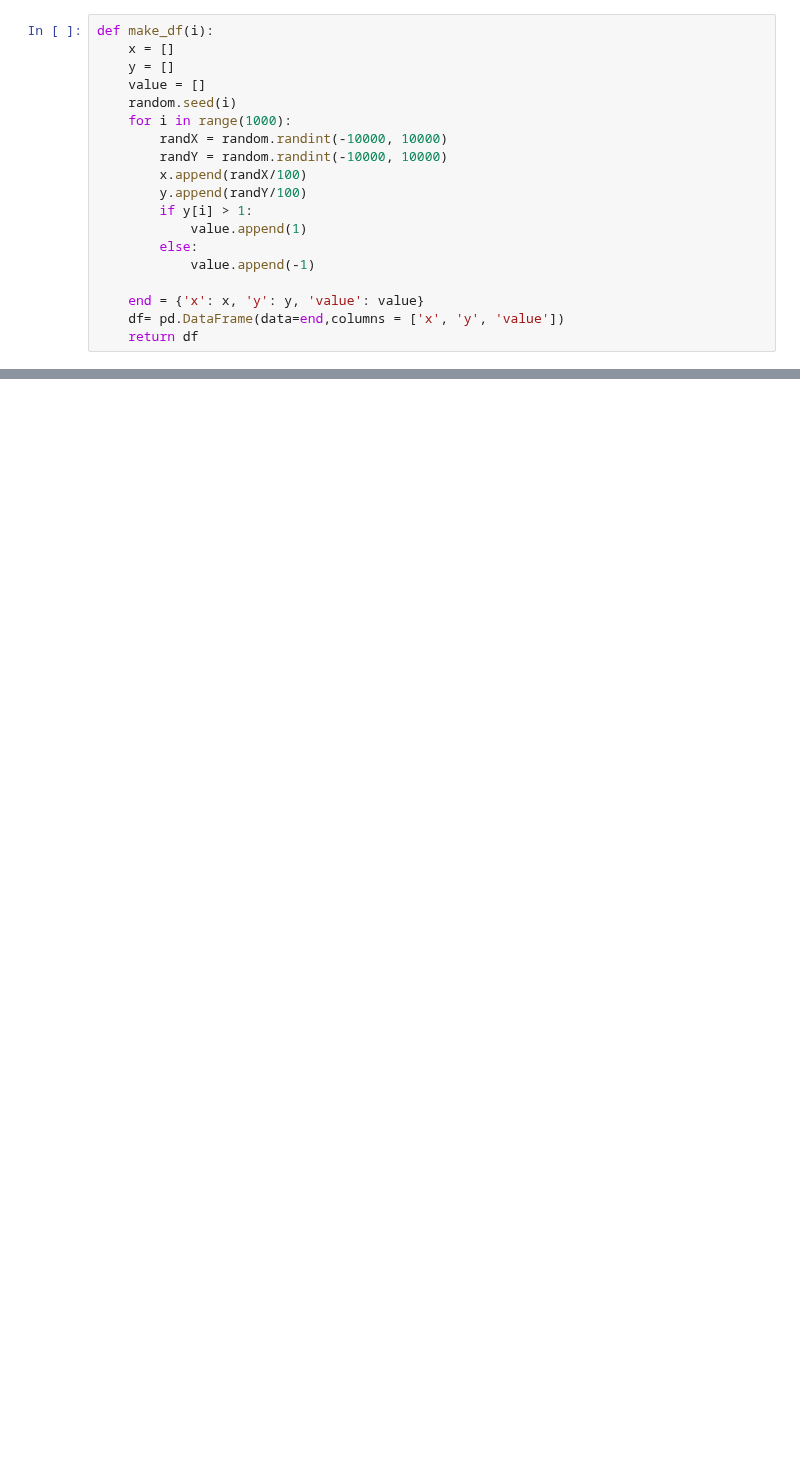
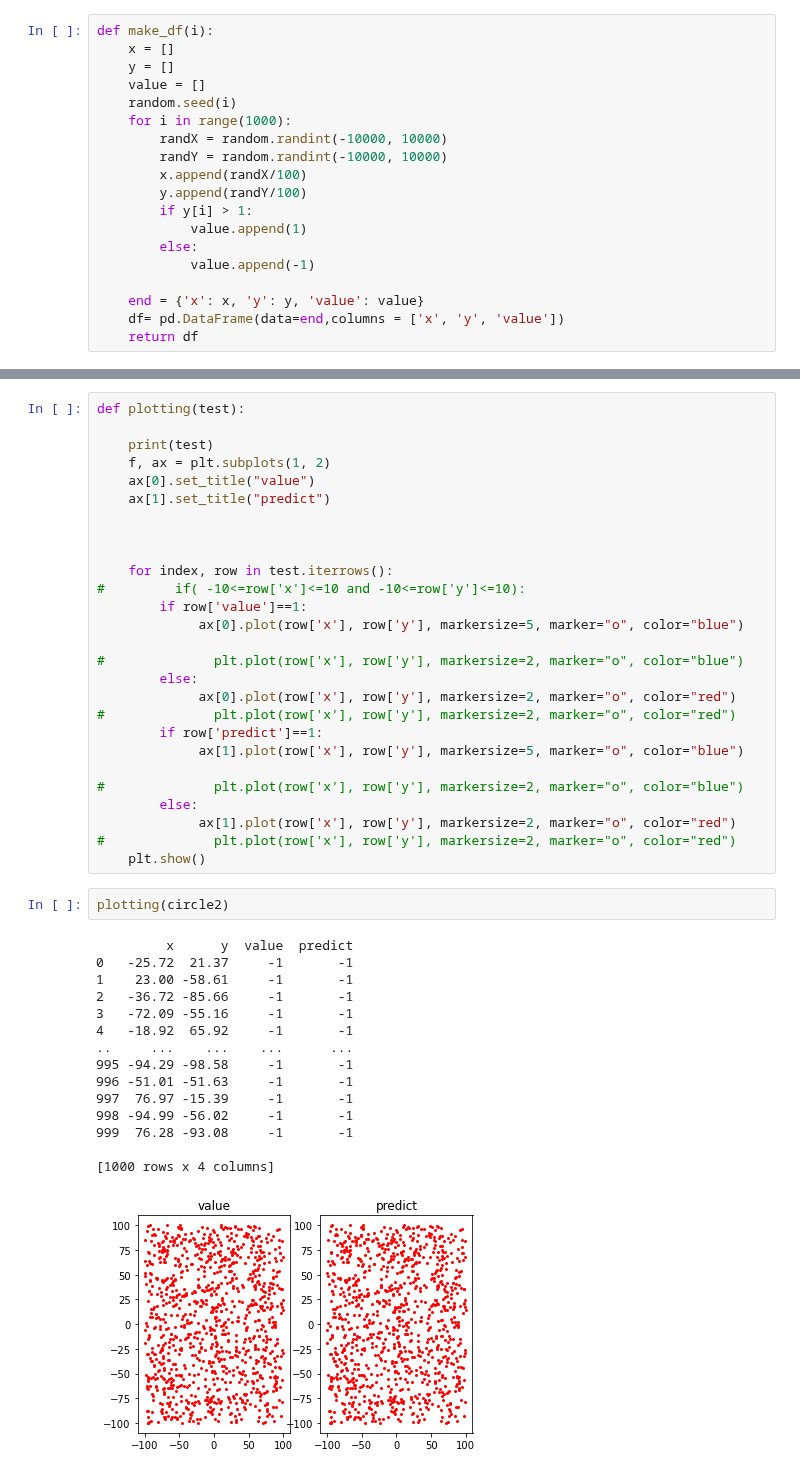
Before and after one commit to TaliaSeada/NeuroComputation_firstProject, a Jupyter notebook: NeuroComputation_1.ipynb, the cells around one changed output, grey strips where cells are left out. Saved outputs shown, nothing was run; the diff lists cells and outputs as text; blank space fills up the shorter version.

```diff
--- a/NeuroComputation_1.ipynb
+++ b/NeuroComputation_1.ipynb
@@ -260,0 +558,45 @@ min= 0.847 max= 0.9 avg= 0.8766900000000001
+# %%
+def plotting(test):
+
+    print(test)
+    f, ax = plt.subplots(1, 2)
+    ax[0].set_title("value")
+    ax[1].set_title("predict")
+
+
+
+    for index, row in test.iterrows():
+#         if( -10<=row['x']<=10 and -10<=row['y']<=10):
+        if row['value']==1:
+             ax[0].plot(row['x'], row['y'], markersize=5, marker="o", color="blue")
+
+#              plt.plot(row['x'], row['y'], markersize=2, marker="o", color="blue")
+        else:
+             ax[0].plot(row['x'], row['y'], markersize=2, marker="o", color="red")
+#              plt.plot(row['x'], row['y'], markersize=2, marker="o", color="red")
+        if row['predict']==1:
+             ax[1].plot(row['x'], row['y'], markersize=5, marker="o", color="blue")
+
+#              plt.plot(row['x'], row['y'], markersize=2, marker="o", color="blue")
+        else:
+             ax[1].plot(row['x'], row['y'], markersize=2, marker="o", color="red")
+#              plt.plot(row['x'], row['y'], markersize=2, marker="o", color="red")
+    plt.show()
+# %%
+plotting(circle2)
+# %% [output]
+         x      y  value  predict
+0   -25.72  21.37     -1       -1
+1    23.00 -58.61     -1       -1
+2   -36.72 -85.66     -1       -1
+3   -72.09 -55.16     -1       -1
+4   -18.92  65.92     -1       -1
+..     ...    ...    ...      ...
+995 -94.29 -98.58     -1       -1
+996 -51.01 -51.63     -1       -1
+997  76.97 -15.39     -1       -1
+998 -94.99 -56.02     -1       -1
+999  76.28 -93.08     -1       -1
+
+[1000 rows x 4 columns]
+[figure, added]
```
Also changed, not shown: parts of 28 cells of this notebook.
